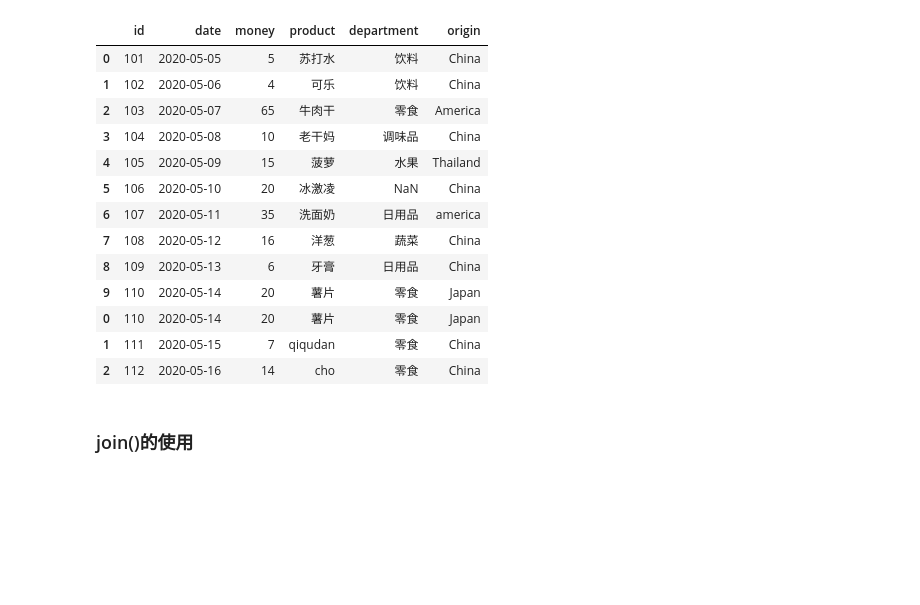
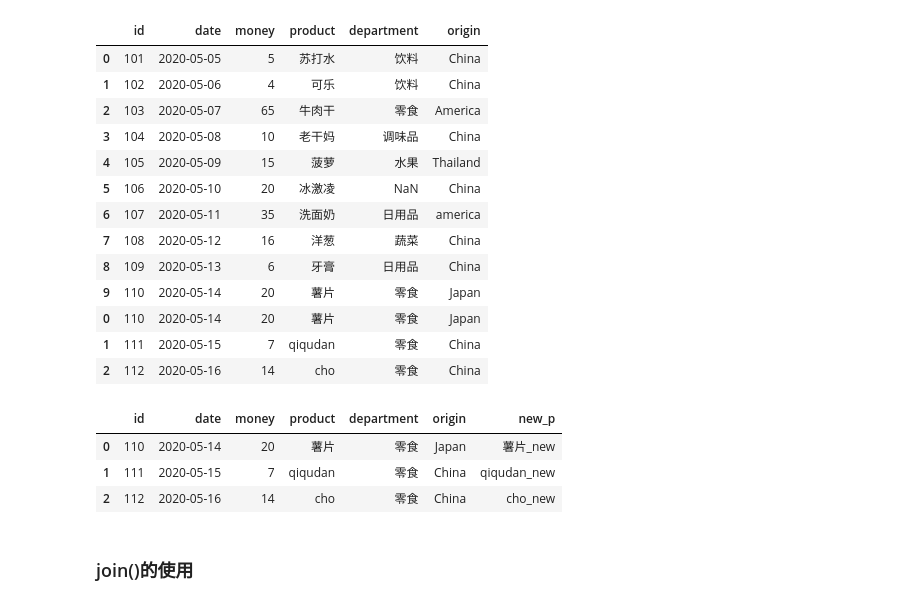
Before and after one commit to coolfish007/prac_py, a Jupyter notebook: pydata-test/testit-pandas.ipynb, the cells around one changed output. Saved outputs shown, nothing was run; the diff lists cells and outputs as text; code cells hidden in the pictures; blank space fills up the shorter version.

```diff
--- a/pydata-test/testit-pandas.ipynb
+++ b/pydata-test/testit-pandas.ipynb
@@ -335,6 +337,17 @@ product_con2
 | 0 | 110 | 2020-05-14 | 20 | 薯片 | 零食 | Japan |
 | 1 | 111 | 2020-05-15 | 7 | qiqudan | 零食 | China |
 | 2 | 112 | 2020-05-16 | 14 | cho | 零食 | China |
+# %%
+# 动态计算新增1列,然后累加.
+#  TODO:如果是动态新增2列呢?(代码中新增TODO时,加一个空格)
+product_new_p = pd.DataFrame((x + '_new' for x in product_1['product']), index=product_1.index, columns=['new_p'])
+product_con3 = pd.concat([product_1, product_new_p], axis=1, join='inner')
+product_con3
+# %% [output]
+|  | id | date | money | product | department | origin | new_p |
+| 0 | 110 | 2020-05-14 | 20 | 薯片 | 零食 | Japan | 薯片_new |
+| 1 | 111 | 2020-05-15 | 7 | qiqudan | 零食 | China | qiqudan_new |
+| 2 | 112 | 2020-05-16 | 14 | cho | 零食 | China | cho_new |
 # %% [markdown]
 ### join()的使用
 # %% [markdown]
```
Also changed, not shown: parts of 1 cell of this notebook, 1 other file.
